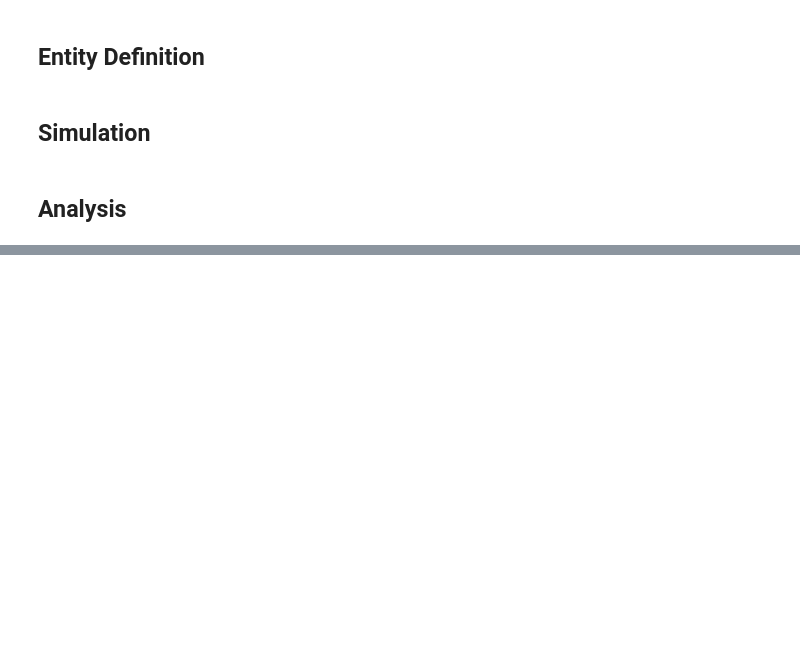
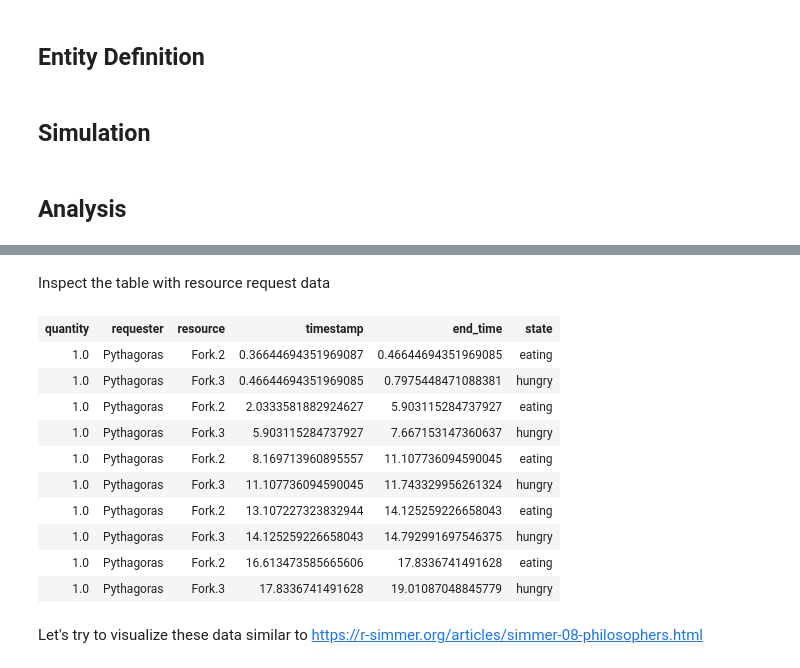
Before and after one commit to holgerbrandl/kalasim, a Jupyter notebook: simulations/notebooks/dining.ipynb, the cells around one changed output, grey strips where cells are left out. Drawn from its saved outputs; the diff is of its cells as text; code cells hidden in the pictures; blank space fills up the shorter version.

```diff
--- a/simulations/notebooks/dining.ipynb
+++ b/simulations/notebooks/dining.ipynb
@@ -73,4 +93,20 @@ val requestsDf = requests.asDataFrame()
+# %% [markdown]
+Inspect the table with resource request data
 # %%
-requestsDf.head()
+requestsDf.head(10)
+# %% [output]
+| quantity | requester | resource | timestamp | end_time | state |
+| 1.0 | Pythagoras | Fork.2 | 0.36644694351969087 | 0.46644694351969085 | eating |
+| 1.0 | Pythagoras | Fork.3 | 0.46644694351969085 | 0.7975448471088381 | hungry |
+| 1.0 | Pythagoras | Fork.2 | 2.0333581882924627 | 5.903115284737927 | eating |
+| 1.0 | Pythagoras | Fork.3 | 5.903115284737927 | 7.667153147360637 | hungry |
+| 1.0 | Pythagoras | Fork.2 | 8.169713960895557 | 11.107736094590045 | eating |
+| 1.0 | Pythagoras | Fork.3 | 11.107736094590045 | 11.743329956261324 | hungry |
+| 1.0 | Pythagoras | Fork.2 | 13.107227323832944 | 14.125259226658043 | eating |
+| 1.0 | Pythagoras | Fork.3 | 14.125259226658043 | 14.792991697546375 | hungry |
+| 1.0 | Pythagoras | Fork.2 | 16.613473585665606 | 17.8336741491628 | eating |
+| 1.0 | Pythagoras | Fork.3 | 17.8336741491628 | 19.01087048845779 | hungry |
+# %% [markdown]
+Let's try to visualize these data similar to https://r-simmer.org/articles/simmer-08-philosophers.html
 # %%
 import kravis.*
```
Also changed, not shown: parts of 16 cells of this notebook, 6 other files.
